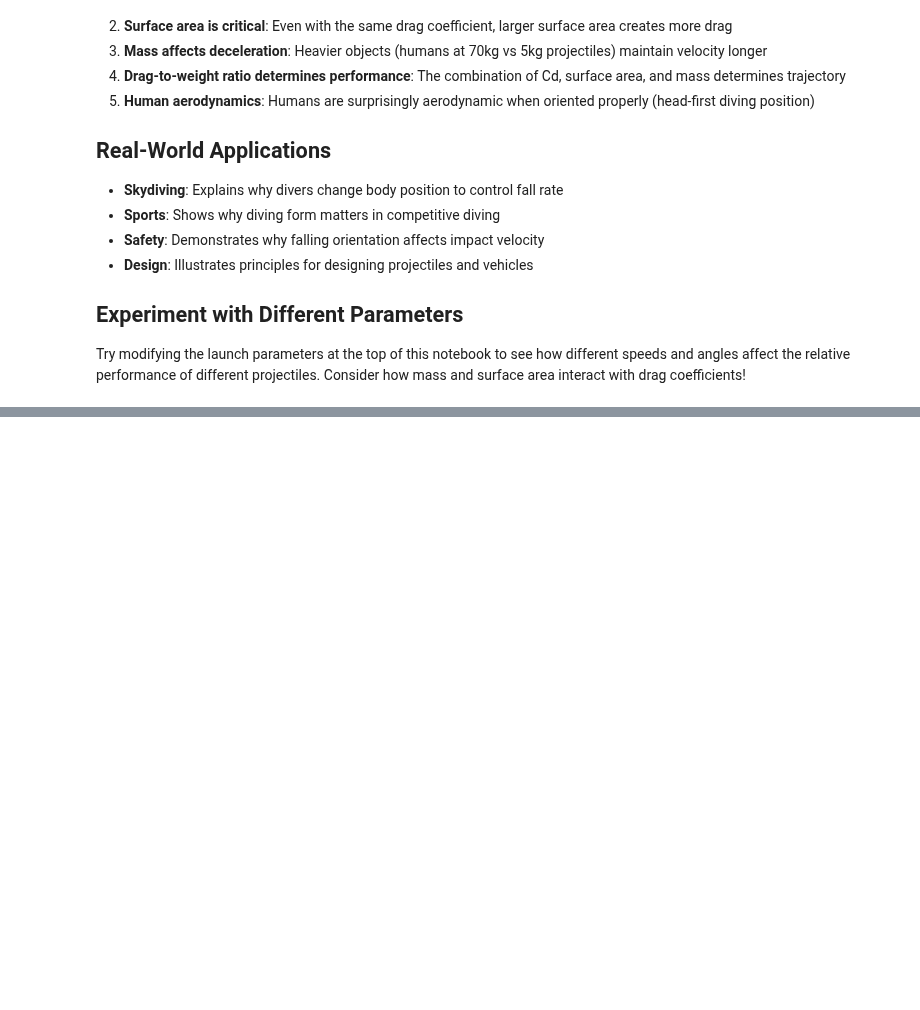
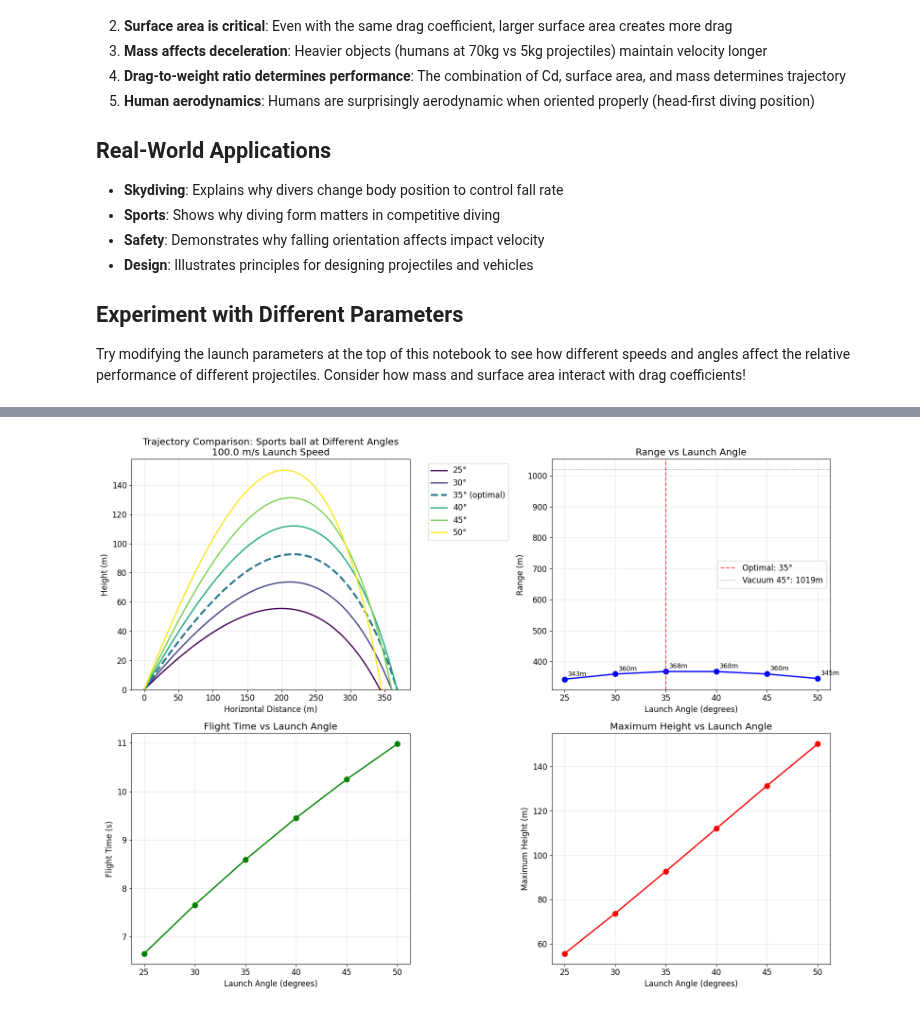
Before and after one commit to lookbusy1344/Relativity, a Jupyter notebook: Python/Projectile Trajectories.ipynb, the cells around one changed output, grey strips where cells are left out. Saved outputs shown, nothing was run; the diff lists cells and outputs as text; code cells hidden in the pictures; blank space fills up the shorter version.

Commit message:
Adding angle analysis

```diff
--- a/Python/Projectile Trajectories.ipynb
+++ b/Python/Projectile Trajectories.ipynb
@@ -346,0 +371,81 @@ Try modifying the launch parameters at the top of this notebook to see how diffe
+# %%
+# =============================================================================
+# TRAJECTORY PLOT FOR DIFFERENT ANGLES
+# =============================================================================
+
+# Ensure we have all necessary variables from the angle study
+# (This cell should be run after the angle optimization study cell)
+
+# Check if angle study data exists, if not create a message
+if 'angle_data' not in locals() or 'angle_range' not in locals():
+    print("Please run the 'Angle Optimization Study' cell first to generate the data!")
+    print("This cell requires the angle_data, angle_range, and optimal_angle variables.")
+else:
+    # Create comprehensive angle comparison plots
+    fig, ((ax1, ax2), (ax3, ax4)) = plt.subplots(2, 2, figsize=(16, 12))
+
+    # Plot 1: All trajectories on same plot
+    colors_angles = plt.cm.viridis(np.linspace(0, 1, len(angle_range)))
+
+    for i, angle in enumerate(angle_range):
+        traj = angle_data[angle]
+        line_style = '--' if angle == optimal_angle else '-'
+        line_width = 3 if angle == optimal_angle else 2
+
+        ax1.plot(traj['x'], traj['y'],
+                 color=colors_angles[i],
+                 linestyle=line_style,
+                 linewidth=line_width,
+                 label=f"{angle}°" + (" (optimal)" if angle == optimal_angle else ""))
+
+    ax1.set_xlabel("Horizontal Distance (m)")
+    ax1.set_ylabel("Height (m)")
+    ax1.set_title(f"Trajectory Comparison: {test_projectile['description']} at Different Angles\n{LAUNCH_SPEED} m/s Launch Speed")
+    ax1.grid(True, alpha=0.3)
+    ax1.legend(bbox_to_anchor=(1.05, 1), loc='upper left')
+    ax1.set_ylim(bottom=0)
+
+    # Plot 2: Range vs Angle
+    angles_list = list(angle_data.keys())
+    ranges_list = [angle_data[angle]['distance'] for angle in angles_list]
+
+    ax2.plot(angles_list, ranges_list, 'bo-', linewidth=2, markersize=8)
+    ax2.axvline(x=optimal_angle, color='red', linestyle='--', alpha=0.7, label=f'Optimal: {optimal_angle}°')
+    ax2.axhline(y=vacuum_optimal_range, color='gray', linestyle=':', alpha=0.7, label=f'Vacuum 45°: {vacuum_optimal_range:.0f}m')
+
+    ax2.set_xlabel("Launch Angle (degrees)")
+    ax2.set_ylabel("Range (m)")
+    ax2.set_title("Range vs Launch Angle")
+    ax2.grid(True, alpha=0.3)
+    ax2.legend()
+
+    # Add range values as text on plot
+    for angle, range_val in zip(angles_list, ranges_list):
+        ax2.annotate(f'{range_val:.0f}m',
+                    xy=(angle, range_val),
+                    xytext=(5, 5),
+                    textcoords='offset points',
+                    fontsize=10)
+
+    # Plot 3: Flight time vs Angle
+    flight_times = [angle_data[angle]['t'][-1] for angle in angles_list]
+
+    ax3.plot(angles_list, flight_times, 'go-', linewidth=2, markersize=8)
+    ax3.set_xlabel("Launch Angle (degrees)")
+    ax3.set_ylabel("Flight Time (s)")
+    ax3.set_title("Flight Time vs Launch Angle")
+    ax3.grid(True, alpha=0.3)
+
+    # Plot 4: Maximum height vs Angle
+    max_heights = [max(angle_data[angle]['y']) for angle in angles_list]
+
+    ax4.plot(angles_list, max_heights, 'ro-', linewidth=2, markersize=8)
+    ax4.set_xlabel("Launch Angle (degrees)")
+    ax4.set_ylabel("Maximum Height (m)")
+    ax4.set_title("Maximum Height vs Launch Angle")
+    ax4.grid(True, alpha=0.3)
+
+    plt.tight_layout()
+    plt.show()
+# %% [output]
+[figure, added]
```
Also changed, not shown: parts of 3 cells of this notebook.
